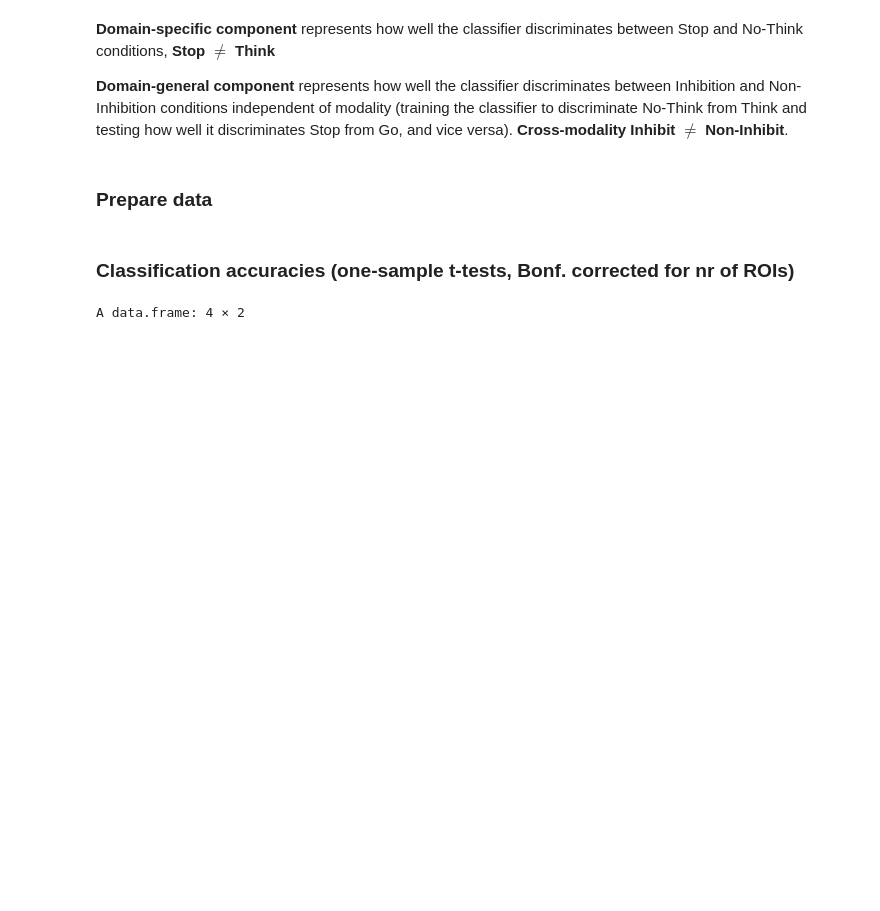
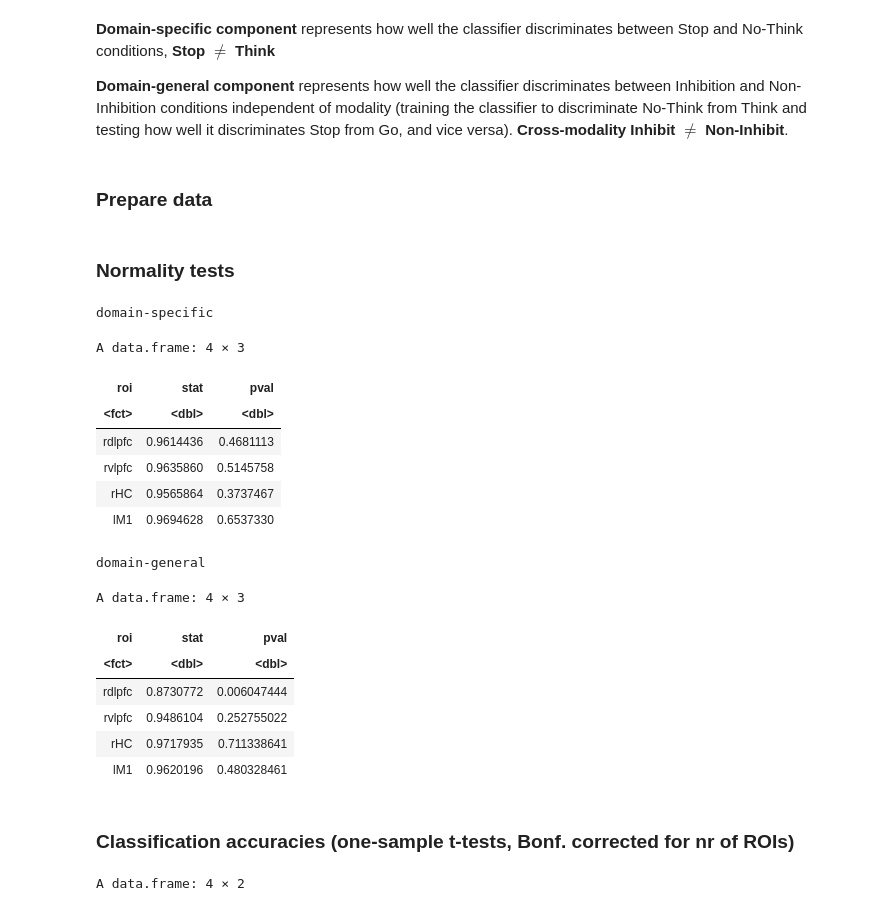
Before and after one commit to dcdace/Domain-general, a Jupyter notebook: Analysis_Notebook_14.ipynb, the cells around one changed output. Cells and saved outputs as stored; diff of their text form; code cells hidden in the pictures; blank space fills up the shorter version.

```diff
--- a/Analysis_Notebook_14.ipynb
+++ b/Analysis_Notebook_14.ipynb
@@ -1764,6 +1777,30 @@ plot_dd <- two_domain_analysis(df_dd,
                                    "#aad400ff", '#ff00ff',
                                    "Domain-specific component", "Domain-general component",
                                    "Inhibition representations")
+# %% [markdown]
+### Normality tests
+# %%
+cat('domain-specific')
+ddply(specific,~roi,summarise, stat = shapiro.test(acc)$statistic, pval = shapiro.test(acc)$p.value)
+cat('domain-general')
+ddply(general,~roi,summarise, stat = shapiro.test(acc)$statistic, pval = shapiro.test(acc)$p.value)
+# %% [output]
+domain-specific
+A data.frame: 4 × 3
+| roi | stat | pval |
+| <fct> | <dbl> | <dbl> |
+| rdlpfc | 0.9614436 | 0.4681113 |
+| rvlpfc | 0.9635860 | 0.5145758 |
+| rHC | 0.9565864 | 0.3737467 |
+| lM1 | 0.9694628 | 0.6537330 |
+domain-general
+A data.frame: 4 × 3
+| roi | stat | pval |
+| <fct> | <dbl> | <dbl> |
+| rdlpfc | 0.8730772 | 0.006047444 |
+| rvlpfc | 0.9486104 | 0.252755022 |
+| rHC | 0.9717935 | 0.711338641 |
+| lM1 | 0.9620196 | 0.480328461 |
 # %% [markdown]
 ### Classification accuracies (one-sample t-tests, Bonf. corrected for nr of ROIs)
 # %%
```
Also changed, not shown: parts of 12 cells of this notebook.
